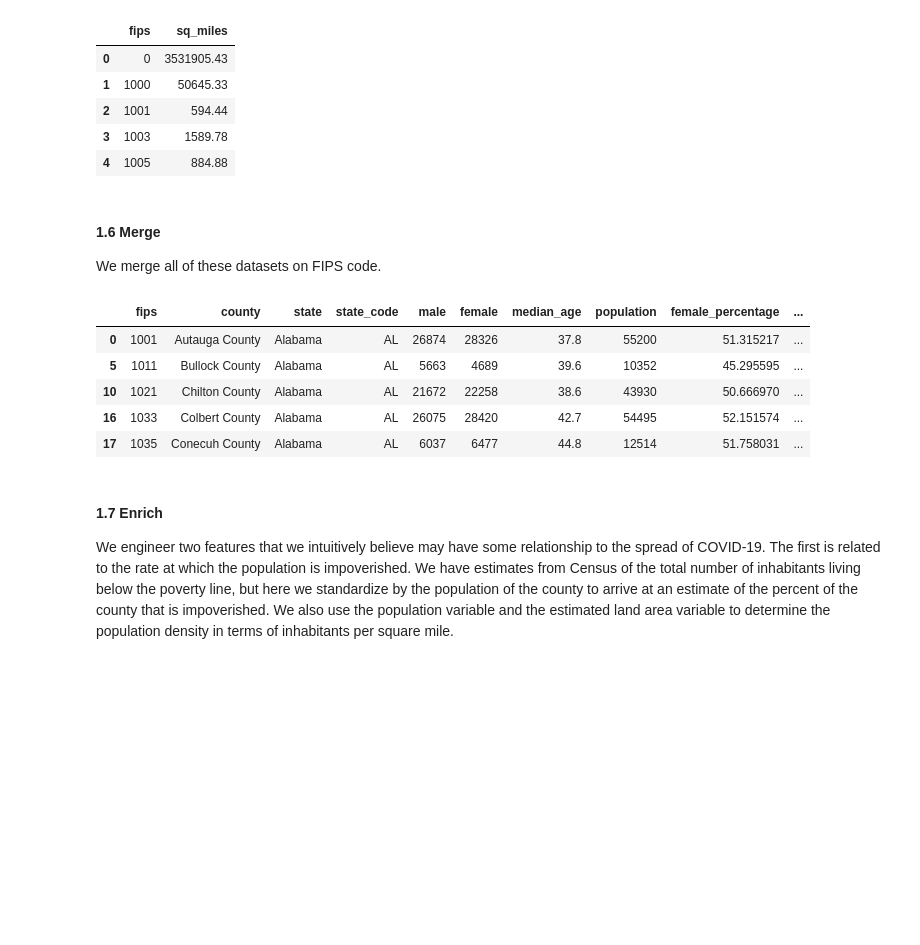
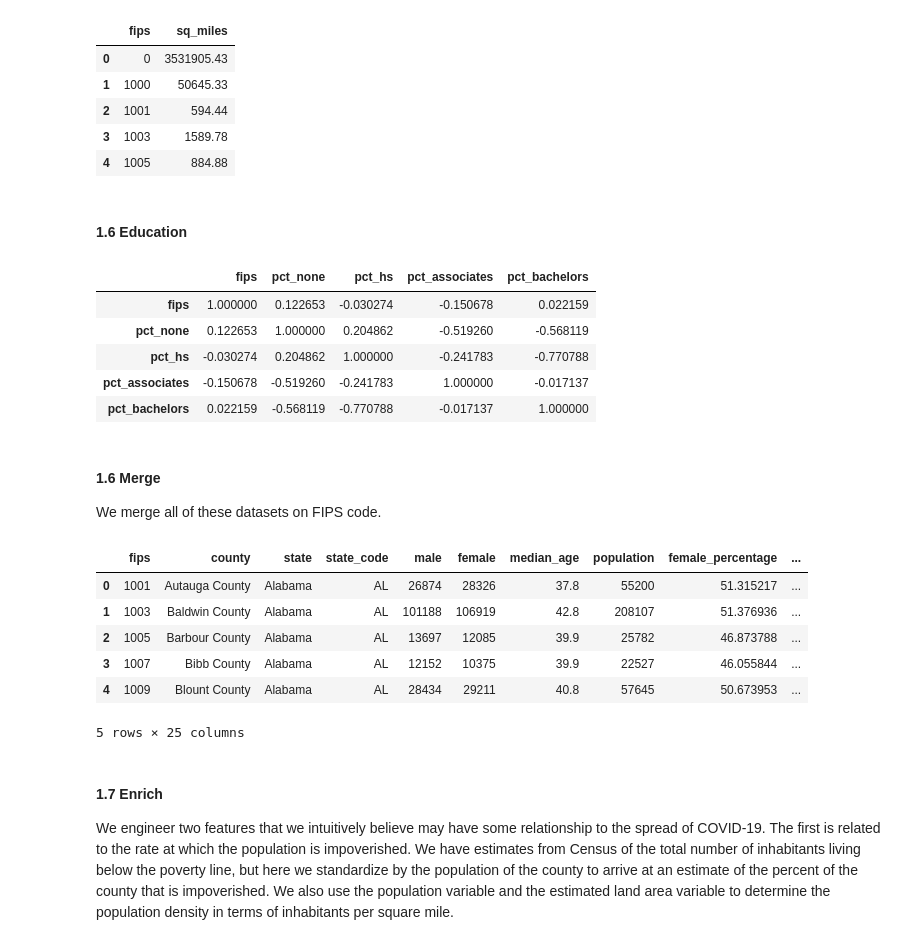
Before and after one commit to MichaelYinGH/ac209project, a Jupyter notebook: notebooks/demographic_data.ipynb, the cells around one changed output. Saved outputs shown, nothing was run; the diff lists cells and outputs as text; code cells hidden in the pictures; blank space fills up the shorter version.

```diff
--- a/notebooks/demographic_data.ipynb
+++ b/notebooks/demographic_data.ipynb
@@ -130,3 +144,5 @@ land.head()
 | 2 | 1001 | 594.44 |
 | 3 | 1003 | 1589.78 |
 | 4 | 1005 | 884.88 |
+# %% [markdown]
+#### 1.6 Education
@@ -133,3 +152,12 @@ land.head()
+# %%
+ed.corr()
+# %% [output]
+|  | fips | pct_none | pct_hs | pct_associates | pct_bachelors |
+| fips | 1.000000 | 0.122653 | -0.030274 | -0.150678 | 0.022159 |
+| pct_none | 0.122653 | 1.000000 | 0.204862 | -0.519260 | -0.568119 |
+| pct_hs | -0.030274 | 0.204862 | 1.000000 | -0.241783 | -0.770788 |
+| pct_associates | -0.150678 | -0.519260 | -0.241783 | 1.000000 | -0.017137 |
+| pct_bachelors | 0.022159 | -0.568119 | -0.770788 | -0.017137 | 1.000000 |
 # %% [markdown]
 #### 1.6 Merge
 
@@ -138,9 +166,12 @@ We merge all of these datasets on FIPS code.
 demos = pd.merge(
     kaggle_demos, health.set_index('FIPS')[['Life expectancy', 'Mortality risk']],
     left_on='fips', right_index=True).merge(
-        income.set_index('fips')[['all_poverty', 'median_hh_income']],
+        income.set_index('fips')[['all_poverty']], 'left',
         left_on='fips', right_index=True).merge(
-            land.set_index('fips'), left_on='fips', right_index=True)
+            land.set_index('fips'), left_on='fips', right_index=True).merge(
+        ed.set_index('fips')[['pct_none', 'pct_hs', 'pct_bachelors']],
+            left_on='fips', right_index=True).merge(
+        inc.set_index('fips'), left_on='fips', right_index=True)
 
 def fix_colname(s): return s.lower().strip().replace(' ', '_')
 demos.columns = [fix_colname(_) for _ in demos.columns]
@@ -148,10 +179,11 @@ demos.head()
 # %% [output]
 |  | fips | county | state | state_code | male | female | median_age | population | female_percentage | ... |
 | 0 | 1001 | Autauga County | Alabama | AL | 26874 | 28326 | 37.8 | 55200 | 51.315217 | ... |
-| 5 | 1011 | Bullock County | Alabama | AL | 5663 | 4689 | 39.6 | 10352 | 45.295595 | ... |
-| 10 | 1021 | Chilton County | Alabama | AL | 21672 | 22258 | 38.6 | 43930 | 50.666970 | ... |
-| 16 | 1033 | Colbert County | Alabama | AL | 26075 | 28420 | 42.7 | 54495 | 52.151574 | ... |
-| 17 | 1035 | Conecuh County | Alabama | AL | 6037 | 6477 | 44.8 | 12514 | 51.758031 | ... |
+| 1 | 1003 | Baldwin County | Alabama | AL | 101188 | 106919 | 42.8 | 208107 | 51.376936 | ... |
+| 2 | 1005 | Barbour County | Alabama | AL | 13697 | 12085 | 39.9 | 25782 | 46.873788 | ... |
+| 3 | 1007 | Bibb County | Alabama | AL | 12152 | 10375 | 39.9 | 22527 | 46.055844 | ... |
+| 4 | 1009 | Blount County | Alabama | AL | 28434 | 29211 | 40.8 | 57645 | 50.673953 | ... |
+5 rows × 25 columns
 # %% [markdown]
 #### 1.7 Enrich
 
```
Also changed, not shown: parts of 10 cells of this notebook, 3 other files.
